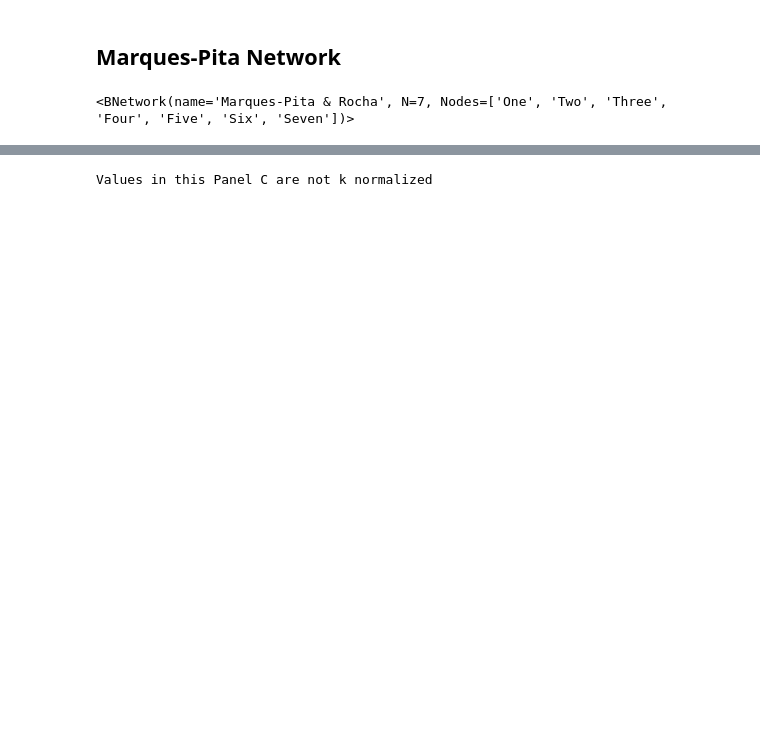
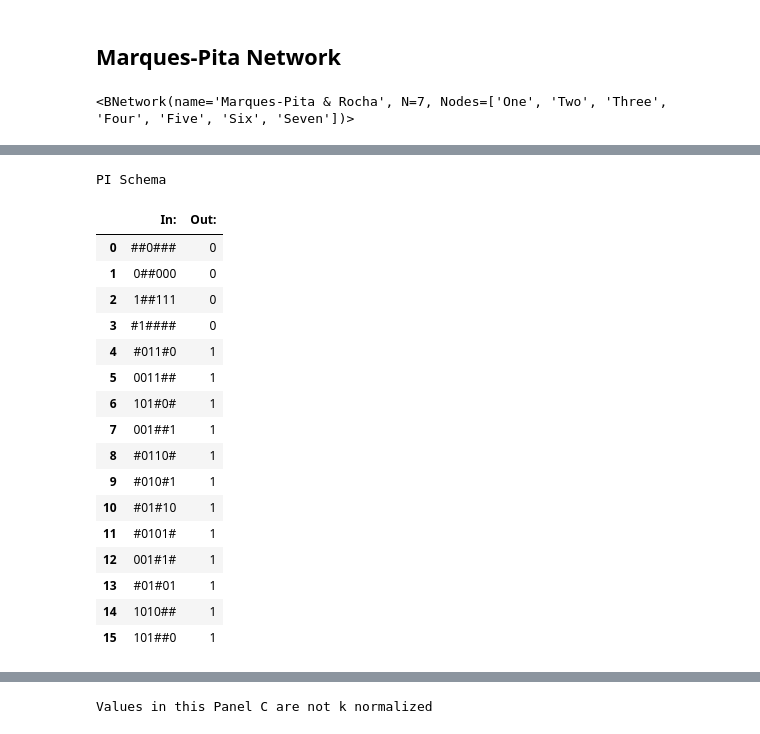
Before and after one commit to CASCI-lab/CANA, a Jupyter notebook: tutorials/Canalization - Marques-Pita.ipynb, the cells around one changed output, grey strips where cells are left out. Saved outputs shown, nothing was run; the diff lists cells and outputs as text; code cells hidden in the pictures; blank space fills up the shorter version.

```diff
--- a/tutorials/Canalization - Marques-Pita.ipynb
+++ b/tutorials/Canalization - Marques-Pita.ipynb
@@ -59,0 +62,23 @@ None
+# %%
+print('PI Schema')
+dfPI = n.schemata_look_up_table(type='pi')
+display(dfPI)
+# %% [output]
+PI Schema
+|  | In: | Out: |
+| 0 | ##0### | 0 |
+| 1 | 0##000 | 0 |
+| 2 | 1##111 | 0 |
+| 3 | #1#### | 0 |
+| 4 | #011#0 | 1 |
+| 5 | 0011## | 1 |
+| 6 | 101#0# | 1 |
+| 7 | 001##1 | 1 |
+| 8 | #0110# | 1 |
+| 9 | #010#1 | 1 |
+| 10 | #01#10 | 1 |
+| 11 | #0101# | 1 |
+| 12 | 001#1# | 1 |
+| 13 | #01#01 | 1 |
+| 14 | 1010## | 1 |
+| 15 | 101##0 | 1 |
```
Also changed, not shown: parts of 4 cells of this notebook, 12 other files.
